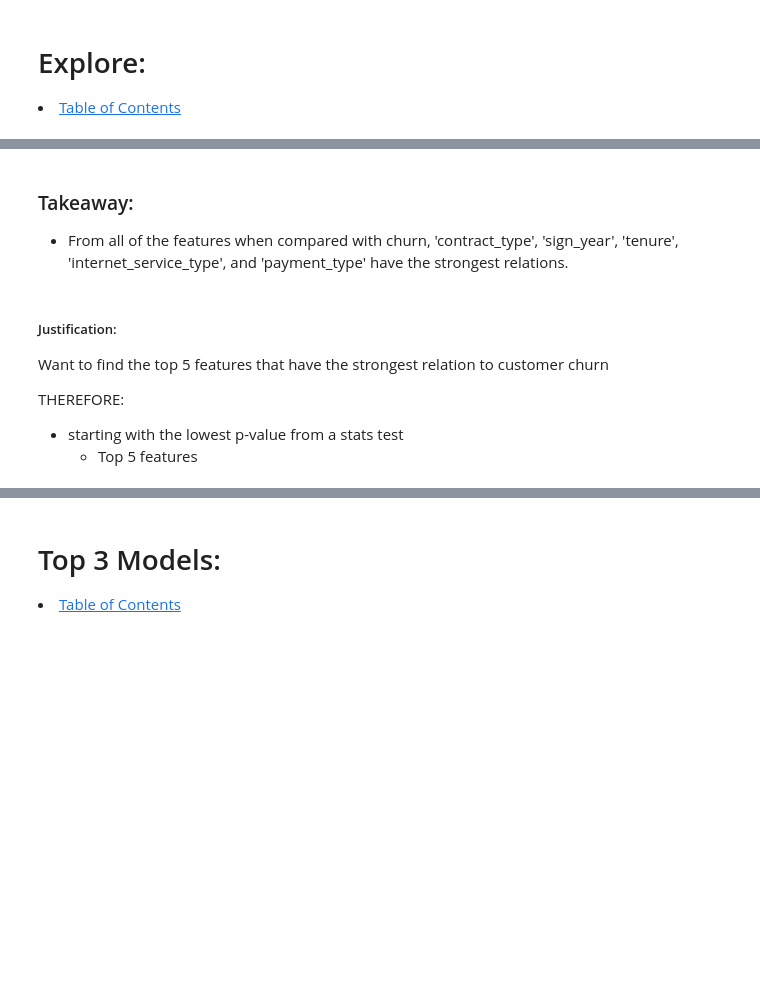
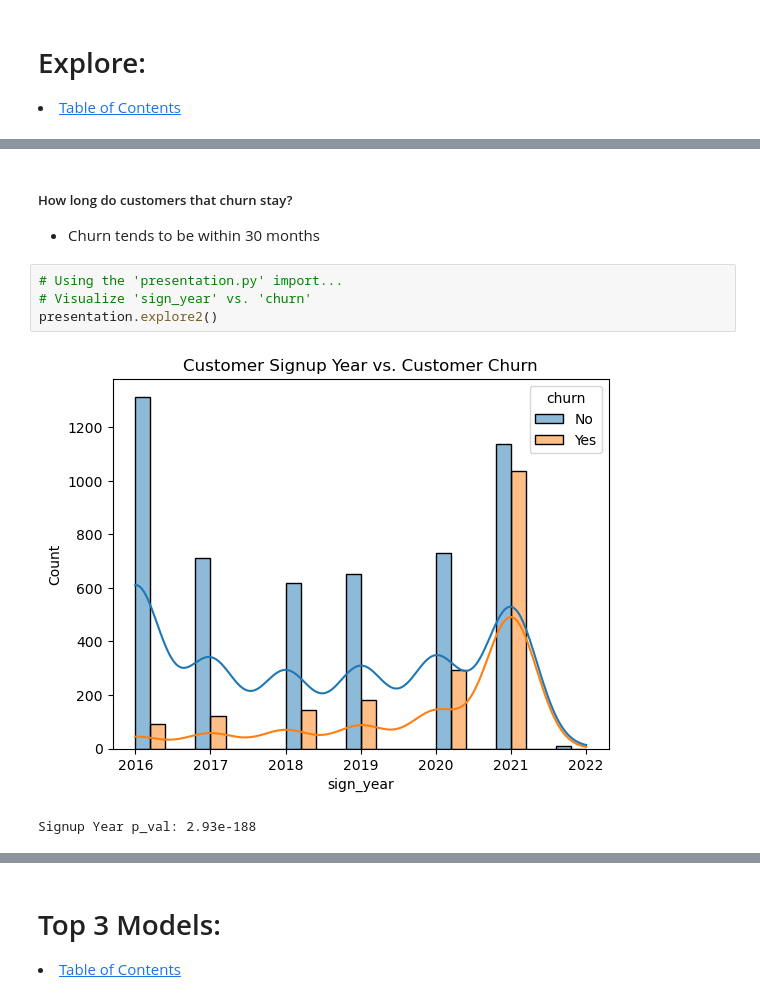
Before and after one commit to Jared-Wood135/telco_project, a Jupyter notebook: final_report.ipynb, the cells around one changed output, grey strips where cells are left out. Drawn from its saved outputs; the diff is of its cells as text; blank space fills up the shorter version.

```diff
--- a/final_report.ipynb
+++ b/final_report.ipynb
@@ -156,10 +140,10 @@ payment_type p_val: 3.6823546520097993e-140
-# %% [markdown]
-### Takeaway:
-- From all of the features when compared with churn, 'contract_type', 'sign_year', 'tenure', 'internet_service_type', and 'payment_type' have the strongest relations.
-# %% [markdown]
-##### Justification:
-Want to find the top 5 features that have the strongest relation to customer churn
-
-THEREFORE:
-- starting with the lowest p-value from a stats test
-    - Top 5 features
+# %% [markdown]
+##### How long do customers that churn stay?
+- Churn tends to be within 30 months
+# %%
+# Using the 'presentation.py' import...
+# Visualize 'sign_year' vs. 'churn'
+presentation.explore2()
+# %% [output]
+[figure, added]
+Signup Year p_val: 2.93e-188
```
Also changed, not shown: parts of 18 cells of this notebook, 5 other files.
